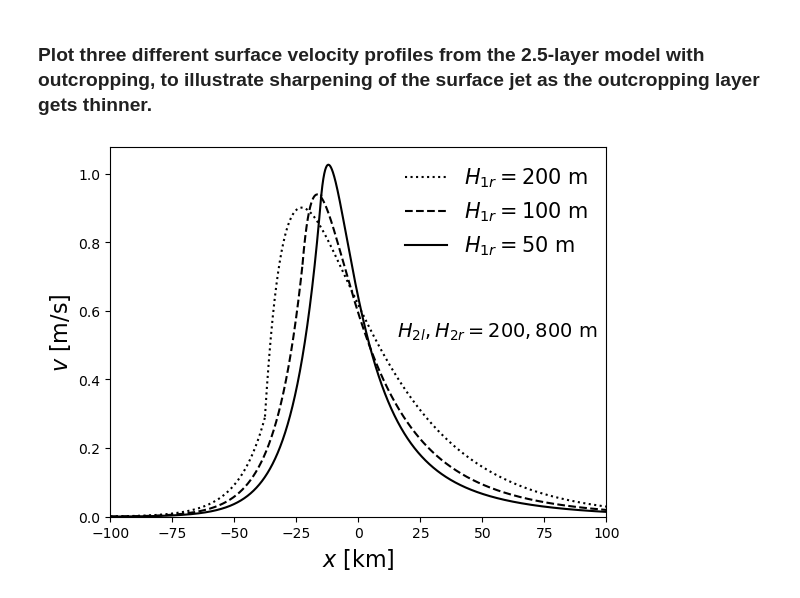
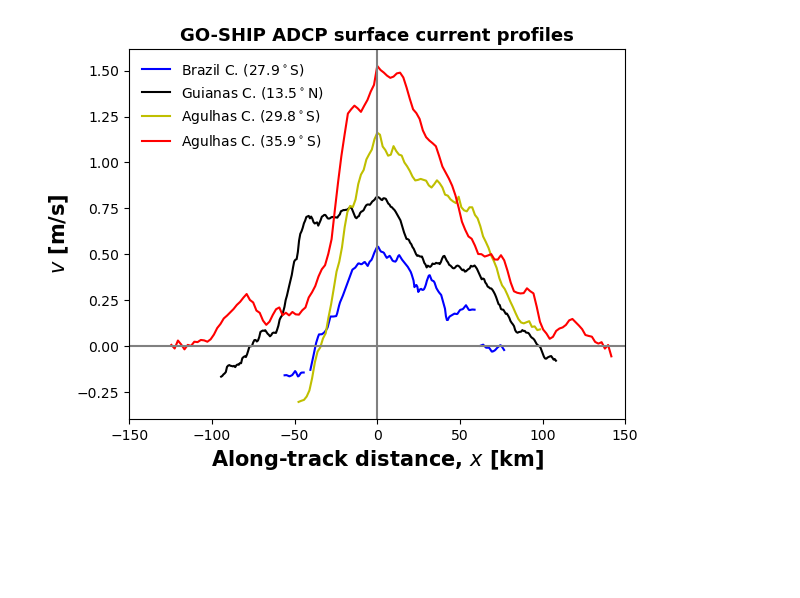
Before and after one commit to apaloczy/SurfaceOceanJets, a Jupyter notebook: plot_figs/figS1/figS1.ipynb, the cells around one changed output. Saved outputs shown, nothing was run; the diff lists cells and outputs as text; code cells hidden in the pictures; blank space fills up the shorter version.

```diff
--- a/plot_figs/figS1/figS1.ipynb
+++ b/plot_figs/figS1/figS1.ipynb
@@ -58,43 +10,34 @@ def sol_twohalflay_outcrop(x, H1r, H2r, H2l, gp1, gp2, f):
-# %% [markdown]
-### Plot three different surface velocity profiles from the 2.5-layer model with outcropping, to illustrate sharpening of the surface jet as the outcropping layer gets thinner.
-# %%
-H2r, H2l = 800, 200
-H1ra, H1rb, H1rc = H2l, 100, 50 # [m]
-
-g = 9.81 # [m/s2
-f = 9e-5    # [1/s]
-rho1, rho2, rho3 = 1024, 1025, 1026
-rho1, rho2, rho3 = 1024, 1024.5, 1025
-gp1 = g*(rho2 - rho1)/rho2
-gp2 = g*(rho3 - rho2)/rho3
-
-Lx = 300e3  # [m]
-xl, xr = -Lx/2, Lx/2
-x = np.linspace(xl, xr, num=10000)
-xkm, xlkm, xrkm = x*1e-3, xl*1e-3, xr*1e-3
-# %%
-fig, ax = plt.subplots()
-
-h1r, h2r, v1r, v2r, h2l, v2l, d, L1r, L2r, L2l = sol_twohalflay_outcrop(x, H1ra, H2r, H2l, gp1, gp2, f)
-ax.plot(xkm, v1r, "k:", label="$H_{1r} = %d$ m"%H1ra)
-ax.plot(xkm, v2l, "k:")
-
-h1r, h2r, v1r, v2r, h2l, v2l, d, L1r, L2r, L2l = sol_twohalflay_outcrop(x, H1rb, H2r, H2l, gp1, gp2, f)
-ax.plot(xkm, v1r, "k--", label="$H_{1r} = %d$ m"%H1rb)
-ax.plot(xkm, v2l, "k--")
-
-h1r, h2r, v1r, v2r, h2l, v2l, d, L1r, L2r, L2l = sol_twohalflay_outcrop(x, H1rc, H2r, H2l, gp1, gp2, f)
-ax.plot(xkm, v1r, "k", label="$H_{1r} = %d$ m"%H1rc)
-ax.plot(xkm, v2l, "k")
-
-ax.set_xlim(-100, 100)
-ax.set_ylim(bottom=0)
-ax.legend(fontsize=15, frameon=False)
-ax.set_xlabel("$x$ [km]", fontsize=16)
-ax.set_ylabel("$v$ [m/s]", fontsize=16)
-xt, yt = 0.78, 0.5
-ax.text(xt, yt, "$H_{2l}, H_{2r} = %d, %d$ m"%(H2l, H2r), fontsize=14, ha="center", va="center", transform=ax.transAxes);
-# %% [output]
-[figure, removed]
+# %%
+names = ["BC_synop.nc", "GC_synop.nc", "ACnorth_synop.nc", "ACsouth_synop.nc"]
+xmax = 150
+cols = ["r", "y", "k", "b"]
+head = "../../data/derived/"
+# %%
+fig, ax = plt.subplots()
+for f in names:
+    ds = open_dataset(head + f)
+    x = ds["x"].values
+    u = ds["u"].values
+    fm = np.where(x==0)[0][0]
+    lat0 = np.abs(ds["lat"].values[fm])
+
+    if "GC" in f:
+        label = "Guianas C. (%1.1f$^\circ$N)"%lat0
+    elif "BC_" in f:
+        label = "Brazil C. (%1.1f$^\circ$S)"%lat0
+    elif "AC" in f:
+        label = "Agulhas C. (%1.1f$^\circ$S)"%lat0
+
+    ax.plot(x, u, cols.pop(), label=label)
+
+ax.set_xlim(-xmax, xmax)
+ax.legend(frameon=False)
+ax.axhline(color="gray", linestyle="solid")
+ax.axvline(color="gray", linestyle="solid")
+ax.set_xlabel("Along-track distance, $x$ [km]", fontsize=15, fontweight="black")
+ax.set_ylabel("$v$ [m/s]", fontsize=15, fontweight="black")
+ax.set_title("GO-SHIP ADCP surface current profiles", fontsize=13, fontweight="black");
+# %% [output]
+[figure, added]
 # %%
 fig.savefig("figS1.png", bbox_inches="tight", dpi=150)
```
Also changed, not shown: parts of 3 cells of this notebook, 9 other files.
